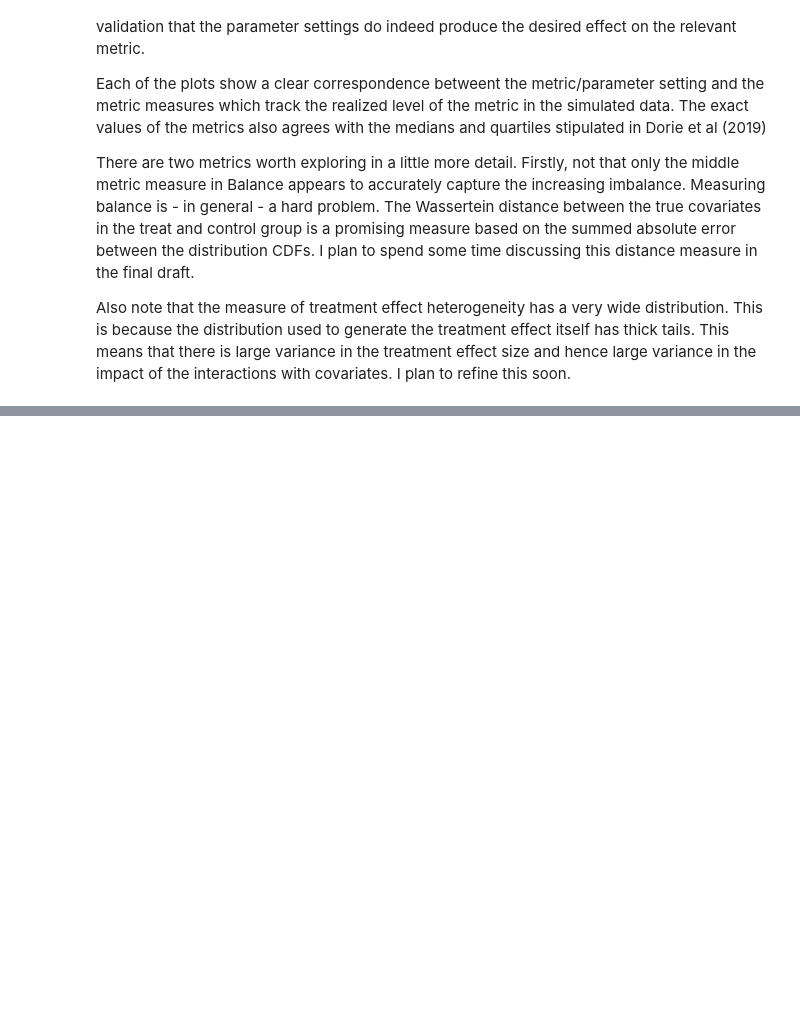
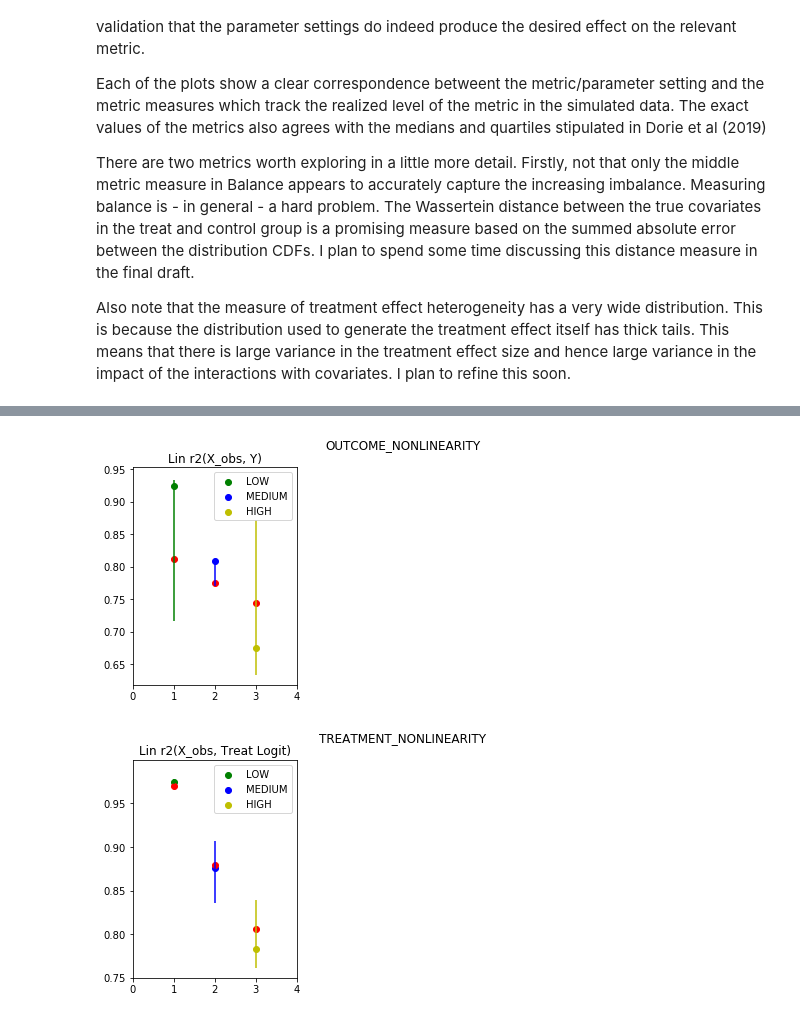
Before and after one commit to JoshBroomberg/Maccabee, a Jupyter notebook: DataGeneration/Data Generation Analysis.ipynb, the cells around one changed output, grey strips where cells are left out. Drawn from its saved outputs; the diff is of its cells as text; code cells hidden in the pictures; blank space fills up the shorter version.

```diff
--- a/DataGeneration/Data Generation Analysis.ipynb
+++ b/DataGeneration/Data Generation Analysis.ipynb
@@ -130,21 +130,21 @@ metrics_and_measures = {
     Constants.MetricNames.TREATMENT_NONLINEARITY: [
         "Lin r2(X_obs, Treat Logit)"
     ],
-    Constants.MetricNames.PERCENT_TREATED: [
-        "Percent(T==1)"
-    ],
-    Constants.MetricNames.BALANCE: [
-        "Mean dist X_true: T=1<->T=0",
-        "Wass dist X_true: T=1<->T=0",
-        "Naive TE"
-    ],
-    Constants.MetricNames.ALIGNMENT: [
-        "Lin r2(Y, Treat Logit)",
-        "Lin r2(Y0, Treat Logit)"
-    ],
-    Constants.MetricNames.TE_HETEROGENEITY: [
-        "std(TE)/std(Y)"
-    ]
+#     Constants.MetricNames.PERCENT_TREATED: [
+#         "Percent(T==1)"
+#     ],
+#     Constants.MetricNames.BALANCE: [
+# #         "Mean dist X_true: T=1<->T=0",
+#         "Wass dist X_true: T=1<->T=0",
+# #         "Naive TE"
+#     ],
+#     Constants.MetricNames.ALIGNMENT: [
+#         "Lin r2(Y, Treat Logit)",
+#         "Lin r2(Y0, Treat Logit)"
+#     ],
+#     Constants.MetricNames.TE_HETEROGENEITY: [
+#         "std(TE)/std(Y)"
+#     ]
 }
 
 levels = [
@@ -169,0 +165,9 @@ Running for OUTCOME_NONLINEARITY. Level:  LOW
+# %%
+%%time
+
+results = analyze_metric_measures_across_levels(
+    metrics_and_measures,
+#     lambda: data_sources.load_random_normal_covariates(n_covars = 10, n_observations=100),
+    data_sources.load_cpp,
+#     data_sources.load_lalonde,
+    n_trials=5)
@@ -170,5 +178,8 @@ Running for OUTCOME_NONLINEARITY. Level:  LOW
 # %%
-plot_metric_measure_analysis(results, max_measure_count=3)
+plot_metric_measure_analysis(results, max_measure_count=3, mean=True, min_max=False)
+# %% [output]
+[figure, added]
+[figure, added]
 # %%
 def analyze_metric_measures_across_levels(
     metrics_and_measures, covar_generator,
```
Also changed, not shown: parts of 12 cells of this notebook, 8 other files.
